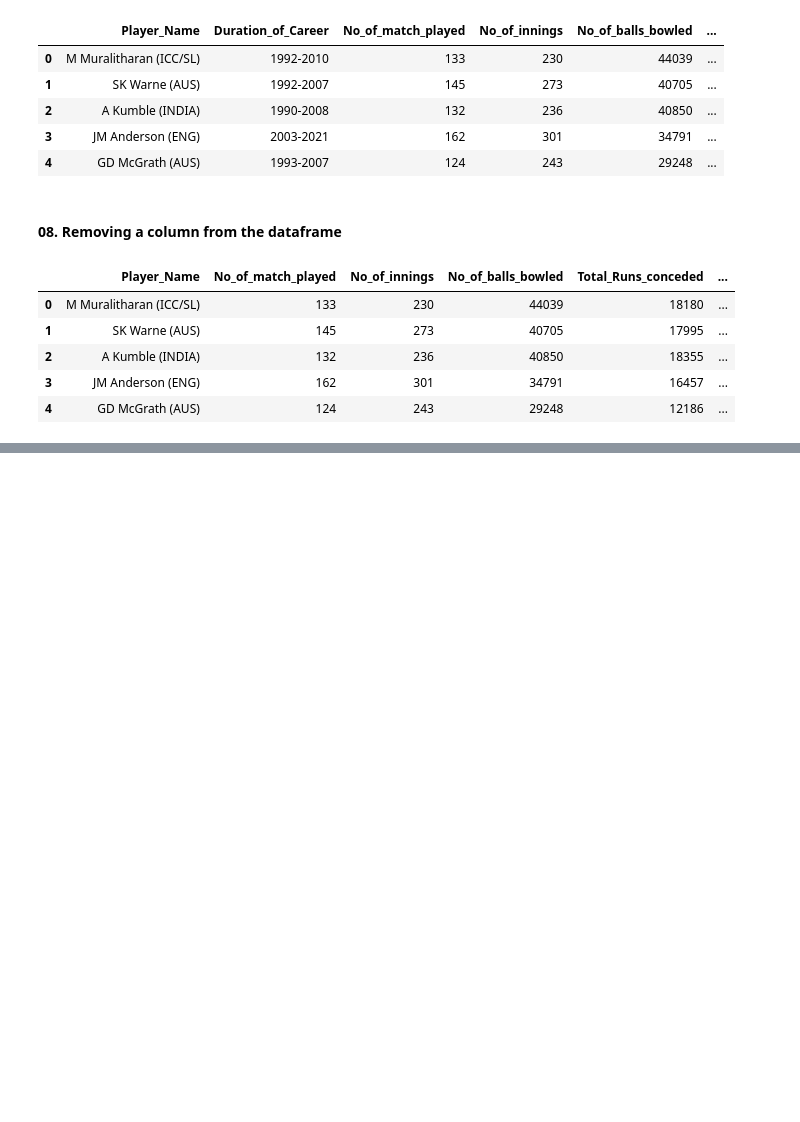
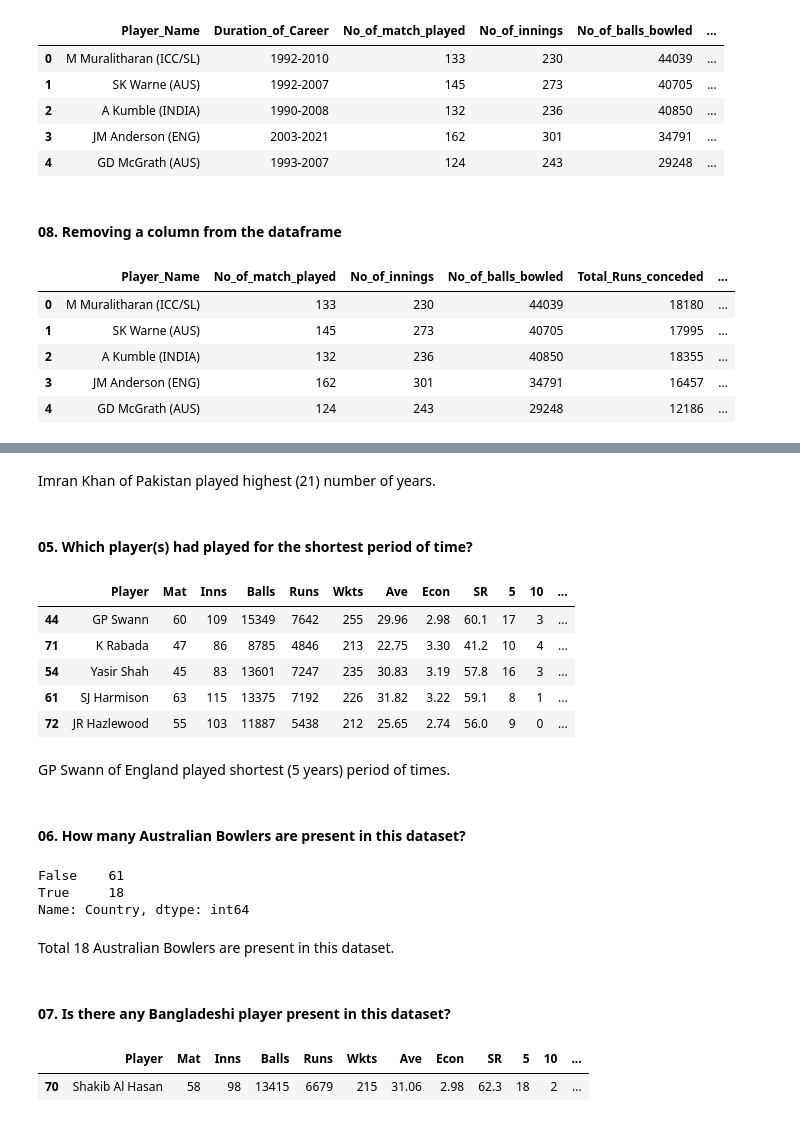
Before and after one commit to sumanbiswas3293/Test_Cricket_Bowling_Analysis, a Jupyter notebook: test_cricket_analysis.ipynb, the cells around one changed output, grey strips where cells are left out. Cells and saved outputs as stored; diff of their text form; code cells hidden in the pictures; blank space fills up the shorter version.

```diff
--- a/test_cricket_analysis.ipynb
+++ b/test_cricket_analysis.ipynb
@@ -156,0 +274,35 @@ display(df.head())
+# %% [markdown]
+Imran Khan of Pakistan played highest (21) number of years.
+# %% [markdown]
+#### 05. Which player(s) had played for the shortest period of time?
+# %%
+# SHortest period of time
+data.sort_values(by='Years_Played', ascending = True).head()
+# %% [output]
+|  | Player | Mat | Inns | Balls | Runs | Wkts | Ave | Econ | SR | 5 | 10 | ... |
+| 44 | GP Swann | 60 | 109 | 15349 | 7642 | 255 | 29.96 | 2.98 | 60.1 | 17 | 3 | ... |
+| 71 | K Rabada | 47 | 86 | 8785 | 4846 | 213 | 22.75 | 3.30 | 41.2 | 10 | 4 | ... |
+| 54 | Yasir Shah | 45 | 83 | 13601 | 7247 | 235 | 30.83 | 3.19 | 57.8 | 16 | 3 | ... |
+| 61 | SJ Harmison | 63 | 115 | 13375 | 7192 | 226 | 31.82 | 3.22 | 59.1 | 8 | 1 | ... |
+| 72 | JR Hazlewood | 55 | 103 | 11887 | 5438 | 212 | 25.65 | 2.74 | 56.0 | 9 | 0 | ... |
+# %% [markdown]
+GP Swann of England played shortest (5 years) period of times.
+# %% [markdown]
+#### 06. How many Australian Bowlers are present in this dataset?
+# %%
+data_aus=(data['Country']=='AUS') # Filter country by AUS
+data_aus.value_counts()
+# %% [output]
+False    61
+True     18
+Name: Country, dtype: int64
+# %% [markdown]
+Total 18 Australian Bowlers are present in this dataset.
+# %% [markdown]
+####  07. Is there any Bangladeshi player present in this dataset?
+# %%
+# Filter country data by BDESH
+data[data['Country']=='BDESH']
+# %% [output]
+|  | Player | Mat | Inns | Balls | Runs | Wkts | Ave | Econ | SR | 5 | 10 | ... |
+| 70 | Shakib Al Hasan | 58 | 98 | 13415 | 6679 | 215 | 31.06 | 2.98 | 62.3 | 18 | 2 | ... |
```
Also changed, not shown: parts of 26 cells of this notebook.
